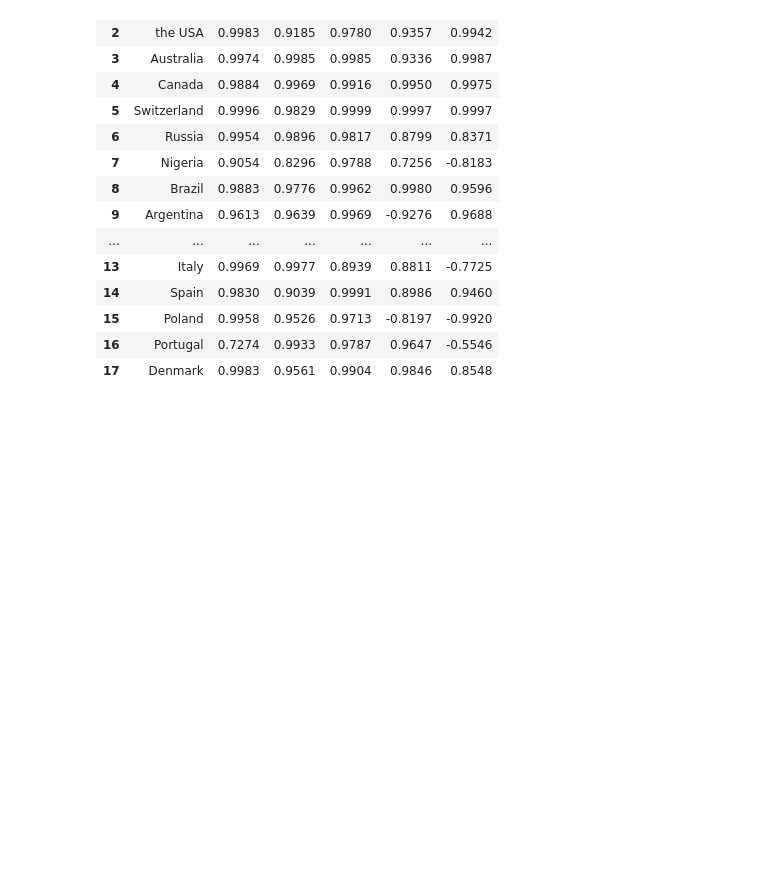
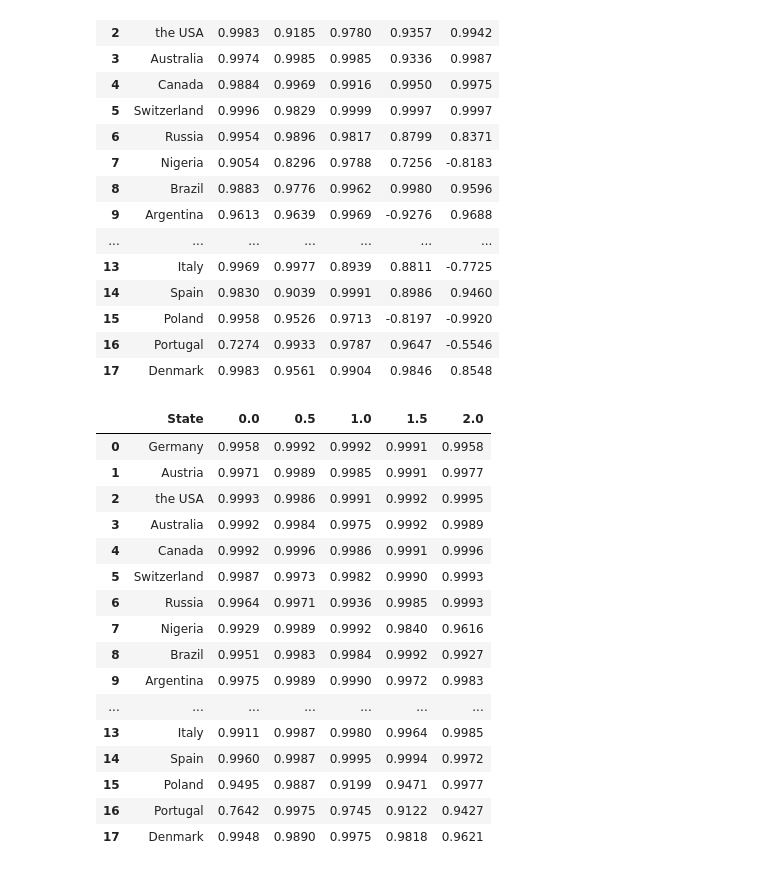
Before and after one commit to artrapido/gptnlp, a Jupyter notebook: ChatGPT.ipynb, the cells around one changed output. Saved outputs shown, nothing was run; the diff lists cells and outputs as text; code cells hidden in the pictures; blank space fills up the shorter version.

```diff
--- a/ChatGPT.ipynb
+++ b/ChatGPT.ipynb
@@ -201,22 +207,41 @@ flairpoldf
 | 16 | Portugal | 0.7274 | 0.9933 | 0.9787 | 0.9647 | -0.5546 |
 | 17 | Denmark | 0.9983 | 0.9561 | 0.9904 | 0.9846 | 0.8548 |
 # %%
-from flair.nn import Classifier
+#same with transformer model
+flairpoldf_trans = pd.read_csv('flairpoldf_trans.csv', index_col=False).iloc[:, 1:].reset_index(drop=True)
 
-def get_flair_polarity_nn(series):
-    classifier = Classifier.load('sentiment')
+def get_flair_polarity_trans(series):
+    classifier = Classifier.load('sentiment-fast')
     def per_string(string):
         sentence = Sentence(string)
         classifier.predict(sentence)
         astext = str(sentence.labels[0])
         if 'NEGATIVE' in astext:
             output = f"-0.{astext.split('0.')[-1].strip(')')}"
         elif 'POSITIVE' in astext:
             output = f"0.{astext.split('0.')[-1].strip(')')}"
         polrate = float(output)
         return polrate
     series = series.apply(per_string)
     return series
-flairpoldf_nn = feddf.apply(get_flair_polarity_nn, axis=1)
-flairpoldf_nn.State = countries
-flairpoldf_nn
+flairpoldf_trans = feddf.apply(get_flair_polarity_trans, axis=1)
+flairpoldf_trans.State = countries
+flairpoldf_trans
+# %% [output]
+|  | State | 0.0 | 0.5 | 1.0 | 1.5 | 2.0 |
+| 0 | Germany | 0.9958 | 0.9992 | 0.9992 | 0.9991 | 0.9958 |
+| 1 | Austria | 0.9971 | 0.9989 | 0.9985 | 0.9991 | 0.9977 |
+| 2 | the USA | 0.9993 | 0.9986 | 0.9991 | 0.9992 | 0.9995 |
+| 3 | Australia | 0.9992 | 0.9984 | 0.9975 | 0.9992 | 0.9989 |
+| 4 | Canada | 0.9992 | 0.9996 | 0.9986 | 0.9991 | 0.9996 |
+| 5 | Switzerland | 0.9987 | 0.9973 | 0.9982 | 0.9990 | 0.9993 |
+| 6 | Russia | 0.9964 | 0.9971 | 0.9936 | 0.9985 | 0.9993 |
+| 7 | Nigeria | 0.9929 | 0.9989 | 0.9992 | 0.9840 | 0.9616 |
+| 8 | Brazil | 0.9951 | 0.9983 | 0.9984 | 0.9992 | 0.9927 |
+| 9 | Argentina | 0.9975 | 0.9989 | 0.9990 | 0.9972 | 0.9983 |
+| ... | ... | ... | ... | ... | ... | ... |
+| 13 | Italy | 0.9911 | 0.9987 | 0.9980 | 0.9964 | 0.9985 |
+| 14 | Spain | 0.9960 | 0.9987 | 0.9995 | 0.9994 | 0.9972 |
+| 15 | Poland | 0.9495 | 0.9887 | 0.9199 | 0.9471 | 0.9977 |
+| 16 | Portugal | 0.7642 | 0.9975 | 0.9745 | 0.9122 | 0.9427 |
+| 17 | Denmark | 0.9948 | 0.9890 | 0.9975 | 0.9818 | 0.9621 |
```
Also changed, not shown: parts of 28 cells of this notebook, 4 other files.
